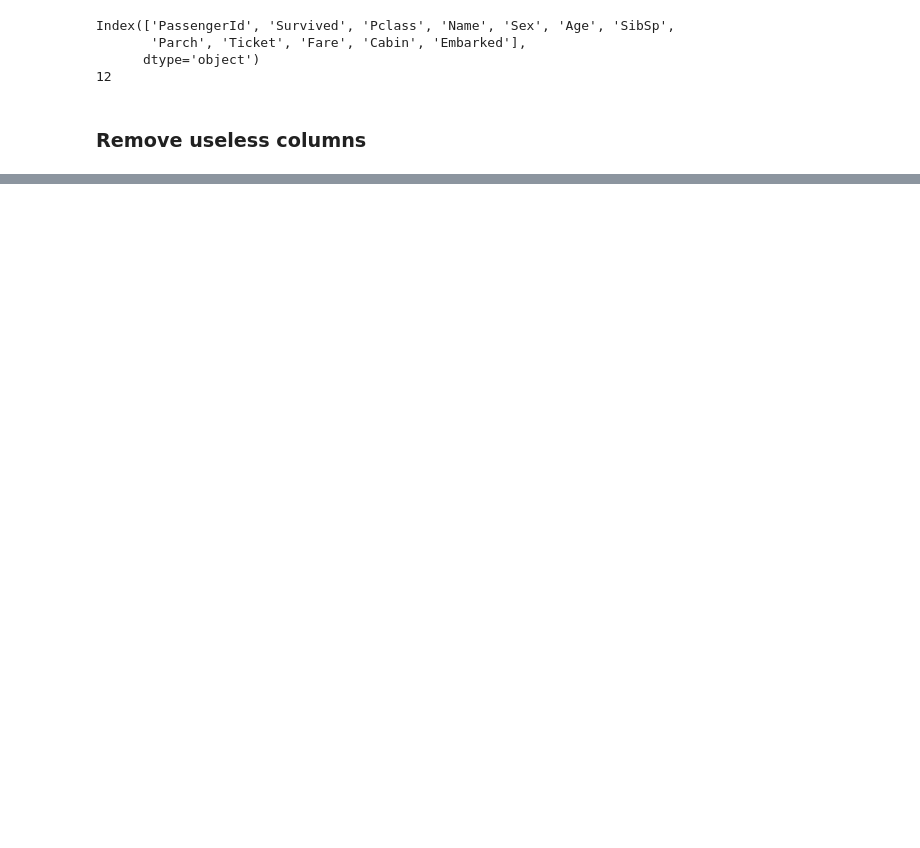
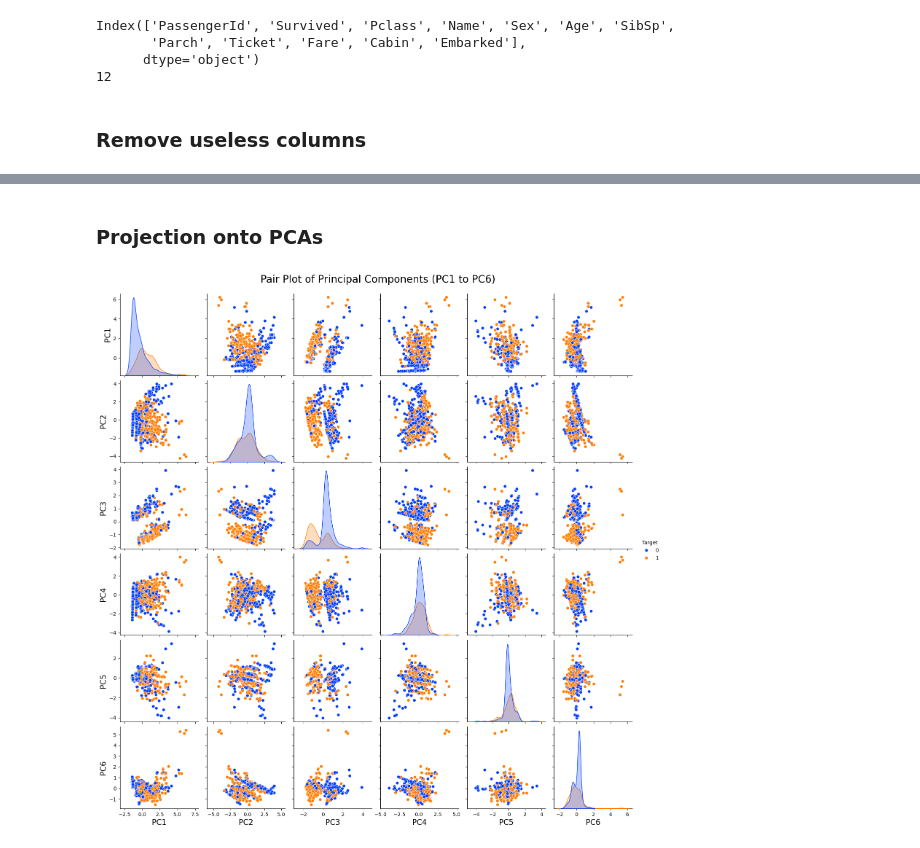
Before and after one commit to aliasadi04/titanic, a Jupyter notebook: code.ipynb, the cells around one changed output, grey strips where cells are left out. Drawn from its saved outputs; the diff is of its cells as text; code cells hidden in the pictures; blank space fills up the shorter version.

```diff
--- a/code.ipynb
+++ b/code.ipynb
@@ -106,0 +180,19 @@ TypeError: 'value' must be an instance of str or bytes, not a float
+# %%
+X = refined_data.to_numpy()[:,:-1]
+N = len(X[:,0])
+print(N)
+squigglyX = (X - np.ones((N, 1)) * X.mean(axis=0))/X.std(axis=0)
+squigglyX = squigglyX
+U, S, Vh = svd(squigglyX, full_matrices=False)
+U = Matrix(U)
+pcaHomemade = squigglyX @ Vh.T
+
+# changing format back to panda dataframe
+pca_dict = {}
+for i in range(1, M):
+    pca_dict[f'PC{i}'] = pcaHomemade[:, i-1]
+
+
+pca_df = pd.DataFrame(pca_dict)
+
+display(pca_df)
@@ -106,0 +214,24 @@ TypeError: 'value' must be an instance of str or bytes, not a float
+# %% [markdown]
+### Projection onto PCAs
+# %%
+pca_df["Target"] = refined_data["Survived"]
+
+pair_plot = sb.pairplot(
+    pca_df,
+    vars=["PC1", "PC2", "PC3", "PC4", "PC5", "PC6"],
+    hue="Target",
+    palette="bright",
+    diag_kind="kde"
+)
+
+# labels
+for i in range(6):
+    for j in range(6):
+        pair_plot.axes[i, j].set_xlabel(f"PC{j+1}", size=15)
+        pair_plot.axes[i, j].set_ylabel(f"PC{i+1}", size=15)
+
+# title
+plt.suptitle("Pair Plot of Principal Components (PC1 to PC6)", y=1.02, size=20)
+plt.show()
+# %% [output]
+[figure, added]
```
Also changed, not shown: parts of 18 cells of this notebook.
